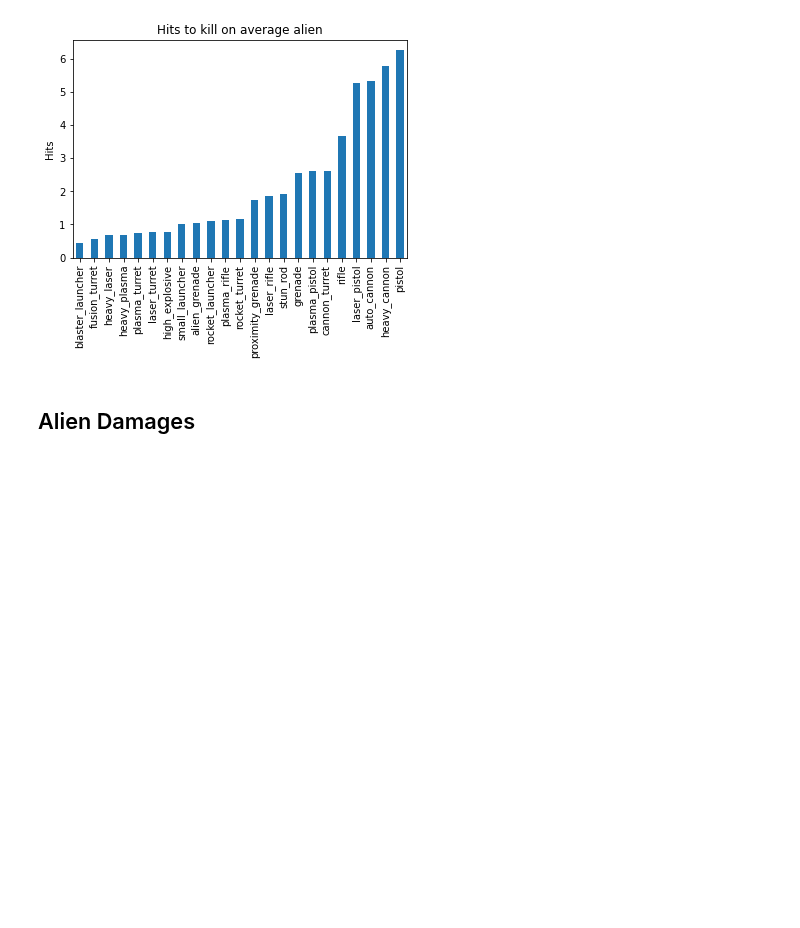
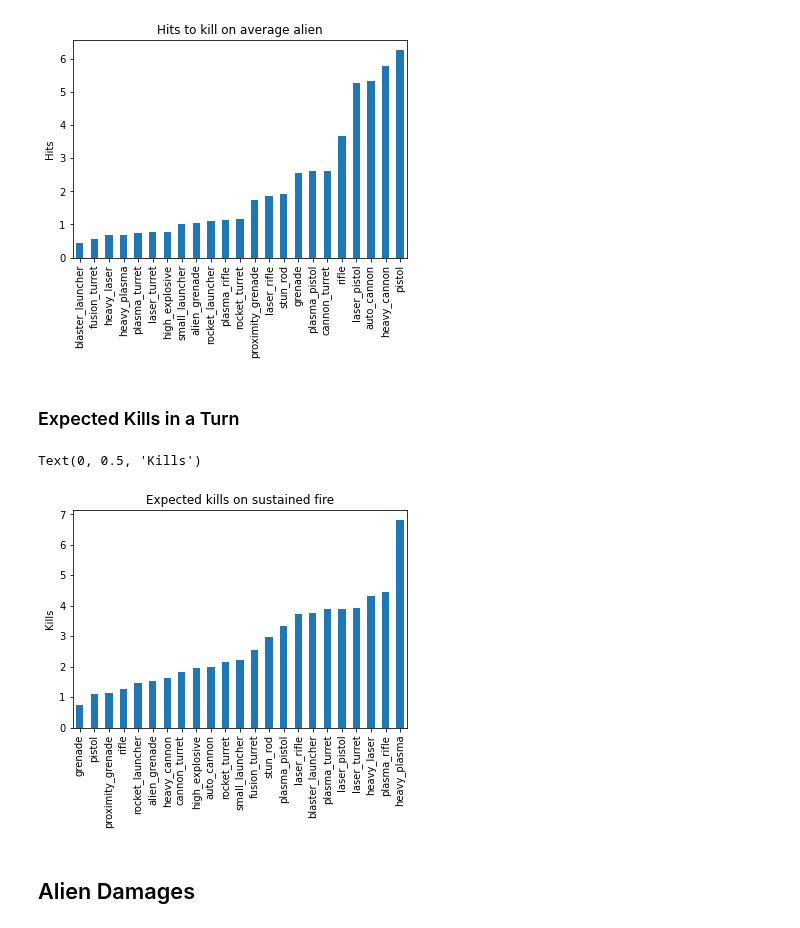
Before and after one commit to Bernardo-MG/xcom-analysis-jupyter-notebook, a Jupyter notebook: enemy_unknown/enemy_survivability.ipynb, the cells around one changed output. Cells and saved outputs as stored; diff of their text form; code cells hidden in the pictures; blank space fills up the shorter version.

Commit message:
Added expected kills

```diff
--- a/enemy_unknown/enemy_survivability.ipynb
+++ b/enemy_unknown/enemy_survivability.ipynb
@@ -115,6 +115,19 @@ ax.set_ylabel("Hits")
 # %% [output]
 Text(0, 0.5, 'Hits')
 [figure]
+# %% [markdown]
+### Expected Kills in a Turn
+# %%
+expected_kills = weapon_data_aliens[["weapon", "expected_kills"]]
+expected_kills = expected_kills.groupby(["weapon"]).mean()
+expected_kills = expected_kills.sort_values(by=["expected_kills"])
+# %%
+ax = expected_kills.plot.bar(title="Expected kills on sustained fire", legend=False)
+ax.xaxis.get_label().set_visible(False)
+ax.set_ylabel("Kills")
+# %% [output]
+Text(0, 0.5, 'Kills')
+[figure, added]
 # %% [markdown]
 ## Alien Damages
 # %% [markdown]
```
Also changed, not shown: 1 other file.
